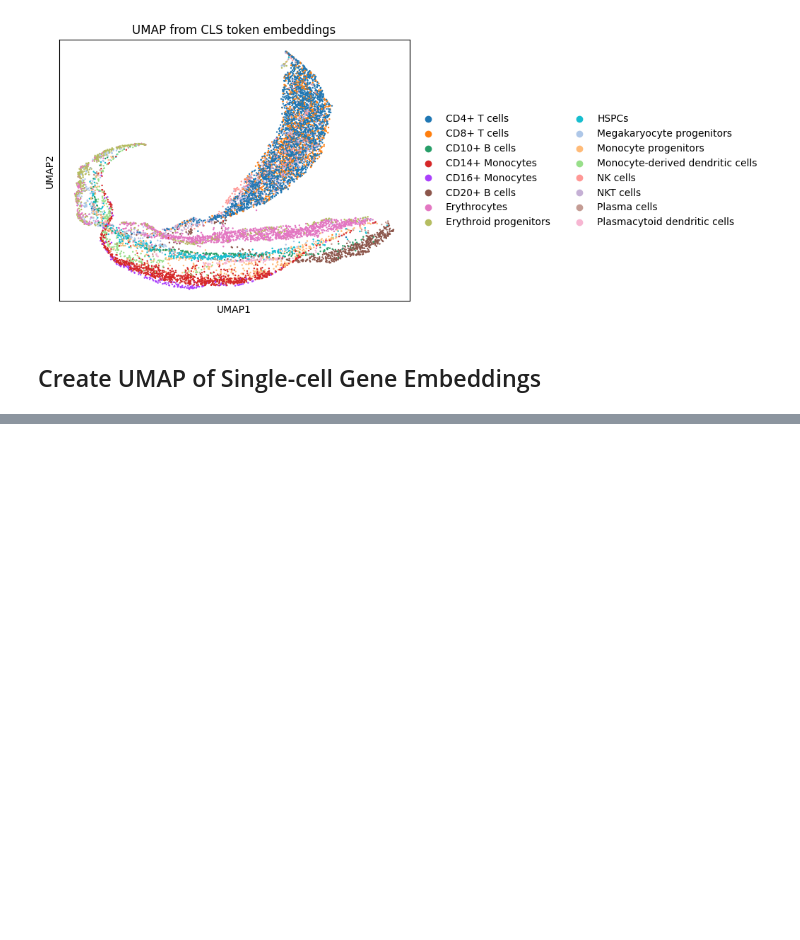
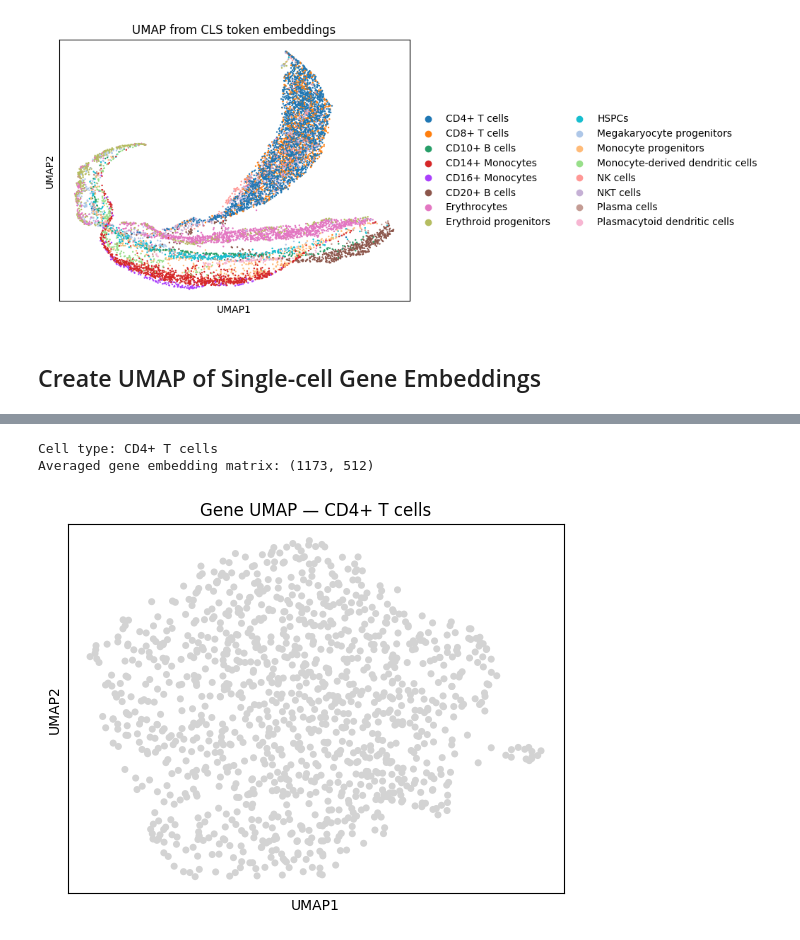
Before and after one commit to chasty2/scFM_benchmarking, a Jupyter notebook: notebooks/get_embeddings.ipynb, the cells around one changed output, grey strips where cells are left out. Drawn from its saved outputs; the diff is of its cells as text; code cells hidden in the pictures; blank space fills up the shorter version.

```diff
--- a/notebooks/get_embeddings.ipynb
+++ b/notebooks/get_embeddings.ipynb
@@ -372,0 +378,13 @@ fig.show()
+# %%
+# Get cell type labels for the subset used in encoding
+celltypes = adata.obs["celltype"].values[:len(cell_dep_gene_embeddings)]
+unique_celltypes = np.unique(celltypes)
+
+# Average gene embeddings per cell type
+avg_embeddings = {}
+for ct in unique_celltypes:
+    mask = celltypes == ct
+    avg_embeddings[ct] = cell_dep_gene_embeddings[mask].mean(axis=0)  # (n_genes, 512)
+    print(f"{ct}: {mask.sum()} cells")
+
+print(f"\n{len(avg_embeddings)} cell types, each with shape {next(iter(avg_embeddings.values())).shape}")
@@ -372,0 +410,19 @@ fig.show()
+# %%
+# Select a cell type
+selected_celltype = "CD4+ T cells"
+
+# Build AnnData from the averaged gene embeddings for this cell type
+ct_gene_adata = sc.AnnData(X=avg_embeddings[selected_celltype])
+ct_gene_adata.obs["gene"] = genes_in_vocab
+ct_gene_adata.obs.index = genes_in_vocab
+
+print(f"Cell type: {selected_celltype}")
+print(f"Averaged gene embedding matrix: {ct_gene_adata.shape}")
+
+sc.pp.neighbors(ct_gene_adata, use_rep="X")
+sc.tl.umap(ct_gene_adata)
+sc.pl.umap(ct_gene_adata, title=f"Gene UMAP — {selected_celltype}")
+# %% [output]
+Cell type: CD4+ T cells
+Averaged gene embedding matrix: (1173, 512)
+[figure, added]
```
Also changed, not shown: parts of 5 cells of this notebook, 13 other files.
